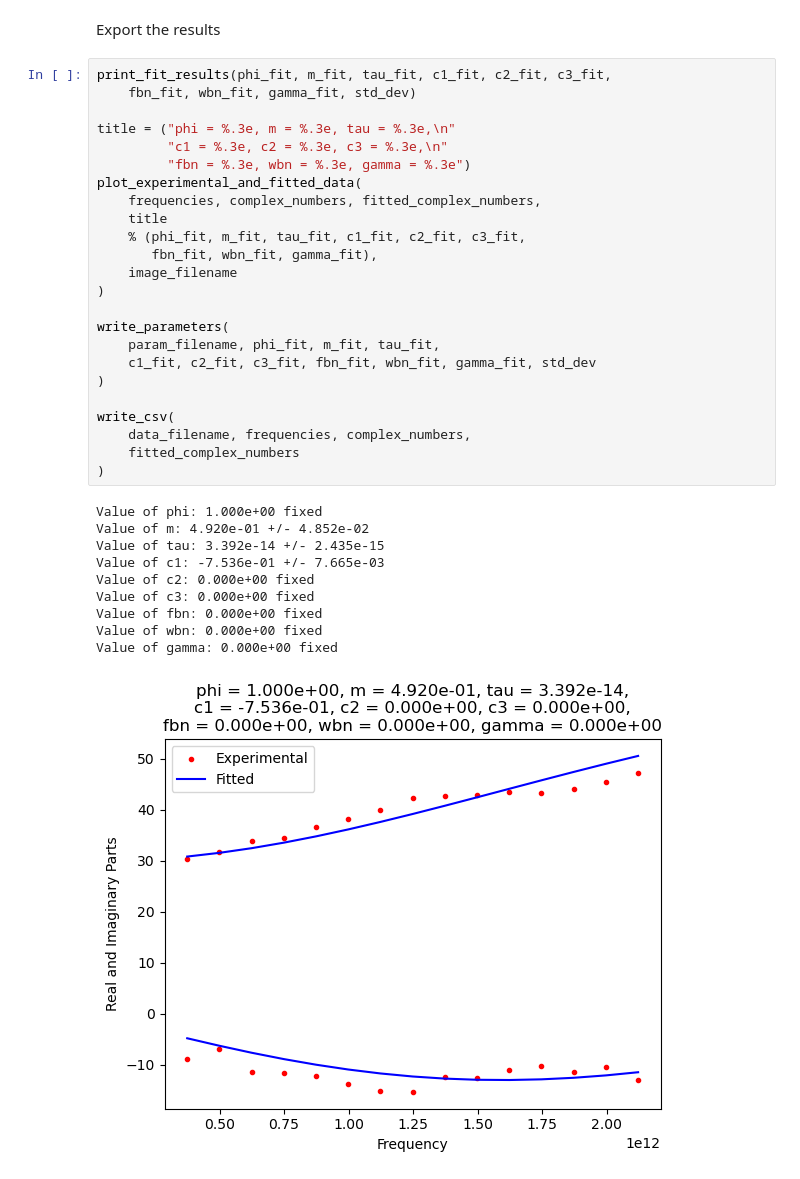
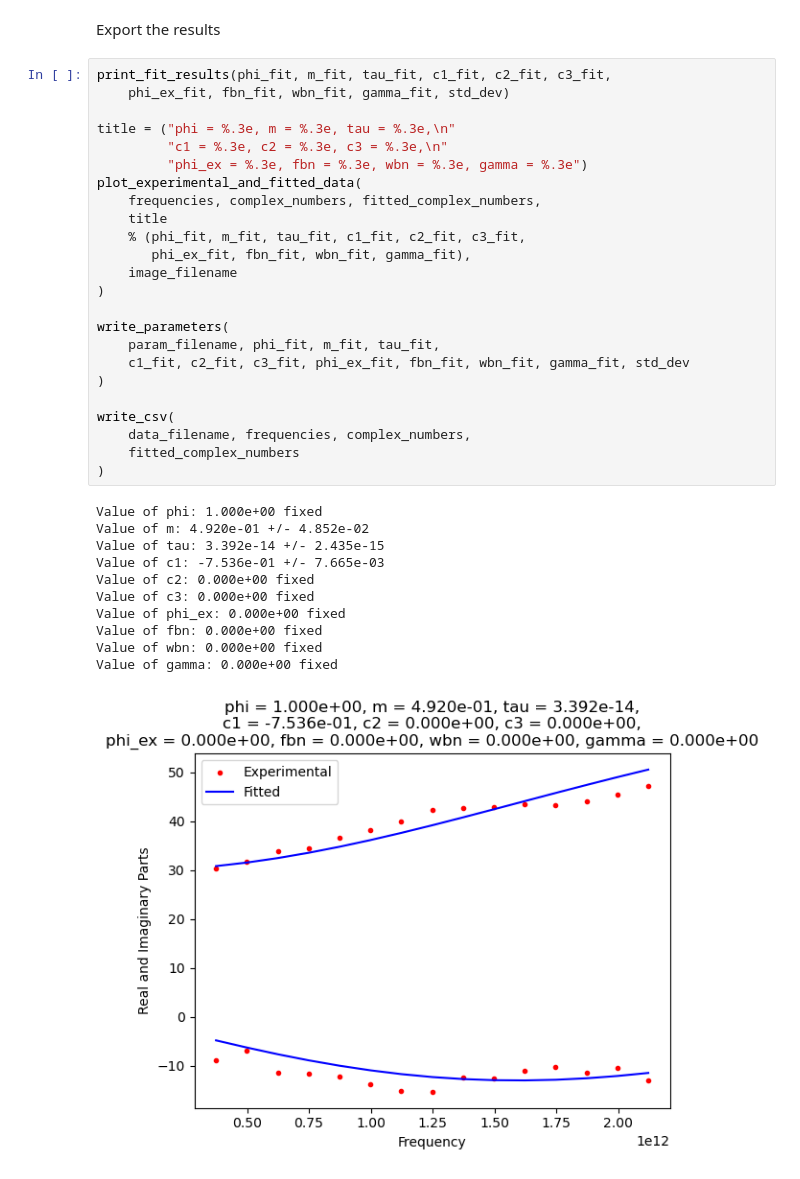
Before and after one commit to sebranchett/drude-smith-fit, a Jupyter notebook: jupyter_drude_smith.ipynb, the cells around one changed output. Drawn from its saved outputs; the diff is of its cells as text.

```diff
--- a/jupyter_drude_smith.ipynb
+++ b/jupyter_drude_smith.ipynb
@@ -57,36 +58,37 @@ fitted_complex_numbers, \
 Export the results
 # %%
 print_fit_results(phi_fit, m_fit, tau_fit, c1_fit, c2_fit, c3_fit,
-    fbn_fit, wbn_fit, gamma_fit, std_dev)
+    phi_ex_fit, fbn_fit, wbn_fit, gamma_fit, std_dev)
 
 title = ("phi = %.3e, m = %.3e, tau = %.3e,\n"
          "c1 = %.3e, c2 = %.3e, c3 = %.3e,\n"
-         "fbn = %.3e, wbn = %.3e, gamma = %.3e")
+         "phi_ex = %.3e, fbn = %.3e, wbn = %.3e, gamma = %.3e")
 plot_experimental_and_fitted_data(
     frequencies, complex_numbers, fitted_complex_numbers,
     title
     % (phi_fit, m_fit, tau_fit, c1_fit, c2_fit, c3_fit,
-       fbn_fit, wbn_fit, gamma_fit),
+       phi_ex_fit, fbn_fit, wbn_fit, gamma_fit),
     image_filename
 )
 
 write_parameters(
     param_filename, phi_fit, m_fit, tau_fit,
-    c1_fit, c2_fit, c3_fit, fbn_fit, wbn_fit, gamma_fit, std_dev
+    c1_fit, c2_fit, c3_fit, phi_ex_fit, fbn_fit, wbn_fit, gamma_fit, std_dev
 )
 
 write_csv(
     data_filename, frequencies, complex_numbers,
     fitted_complex_numbers
 )
 # %% [output]
 Value of phi: 1.000e+00 fixed
 Value of m: 4.920e-01 +/- 4.852e-02
 Value of tau: 3.392e-14 +/- 2.435e-15
 Value of c1: -7.536e-01 +/- 7.665e-03
 Value of c2: 0.000e+00 fixed
 Value of c3: 0.000e+00 fixed
+Value of phi_ex: 0.000e+00 fixed
 Value of fbn: 0.000e+00 fixed
 Value of wbn: 0.000e+00 fixed
 Value of gamma: 0.000e+00 fixed
-[figure, old version]
+[figure, new version]
```
Also changed, not shown: parts of 2 cells of this notebook, 5 other files.
